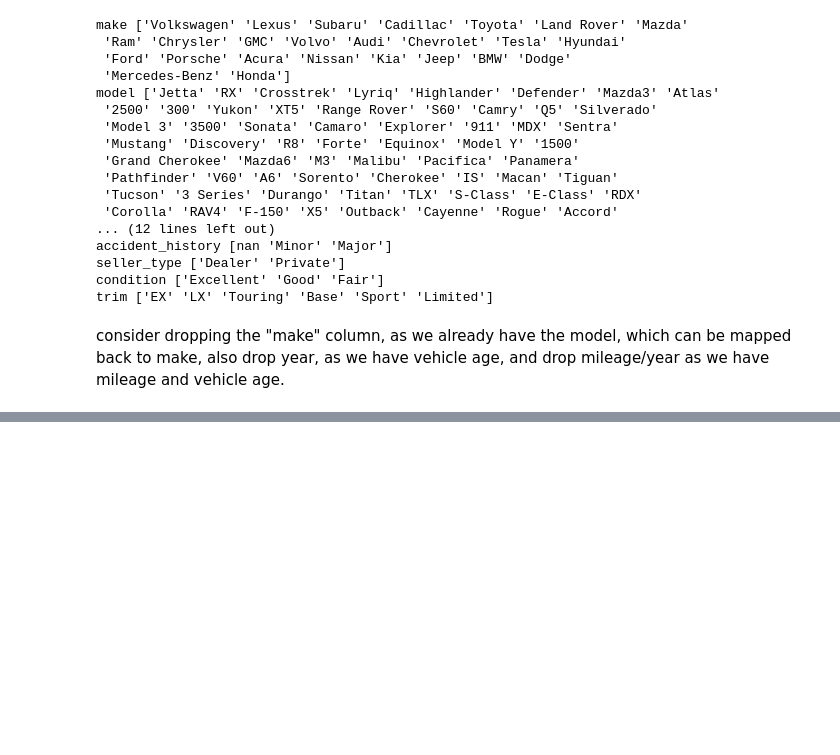
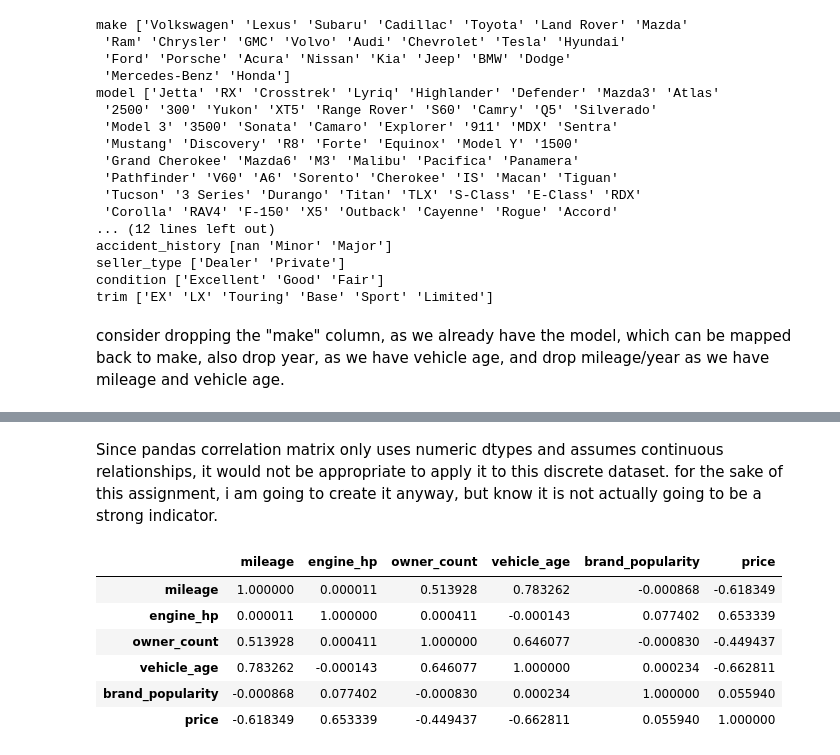
Before and after one commit to Kate-Zilla/Vehicle-Price-Predictions-Using-Supervised-Learning, a Jupyter notebook: vehicle_price_pred.ipynb, the cells around one changed output, grey strips where cells are left out. Cells and saved outputs as stored; diff of their text form; code cells hidden in the pictures; blank space fills up the shorter version.

```diff
--- a/vehicle_price_pred.ipynb
+++ b/vehicle_price_pred.ipynb
@@ -96,3 +108,16 @@ df.head()
 | 2 | Crosstrek | 103199 | 188 | Automatic | Diesel | AWD | Sedan | Silver | ... |
 | 3 | Lyriq | 118889 | 338 | Manual | Gasoline | AWD | SUV | Black | ... |
 | 4 | Highlander | 204170 | 196 | Manual | Diesel | FWD | Sedan | Red | ... |
+# %% [markdown]
+Since pandas correlation matrix only uses numeric dtypes and assumes continuous relationships, it would not be appropriate to apply it to this discrete dataset.
+for the sake of this assignment, i am going to create it anyway, but know it is not actually going to be a strong indicator.
+# %%
+df.corr(numeric_only=True)
+# %% [output]
+|  | mileage | engine_hp | owner_count | vehicle_age | brand_popularity | price |
+| mileage | 1.000000 | 0.000011 | 0.513928 | 0.783262 | -0.000868 | -0.618349 |
+| engine_hp | 0.000011 | 1.000000 | 0.000411 | -0.000143 | 0.077402 | 0.653339 |
+| owner_count | 0.513928 | 0.000411 | 1.000000 | 0.646077 | -0.000830 | -0.449437 |
+| vehicle_age | 0.783262 | -0.000143 | 0.646077 | 1.000000 | 0.000234 | -0.662811 |
+| brand_popularity | -0.000868 | 0.077402 | -0.000830 | 0.000234 | 1.000000 | 0.055940 |
+| price | -0.618349 | 0.653339 | -0.449437 | -0.662811 | 0.055940 | 1.000000 |
```
Also changed, not shown: parts of 21 cells of this notebook.
